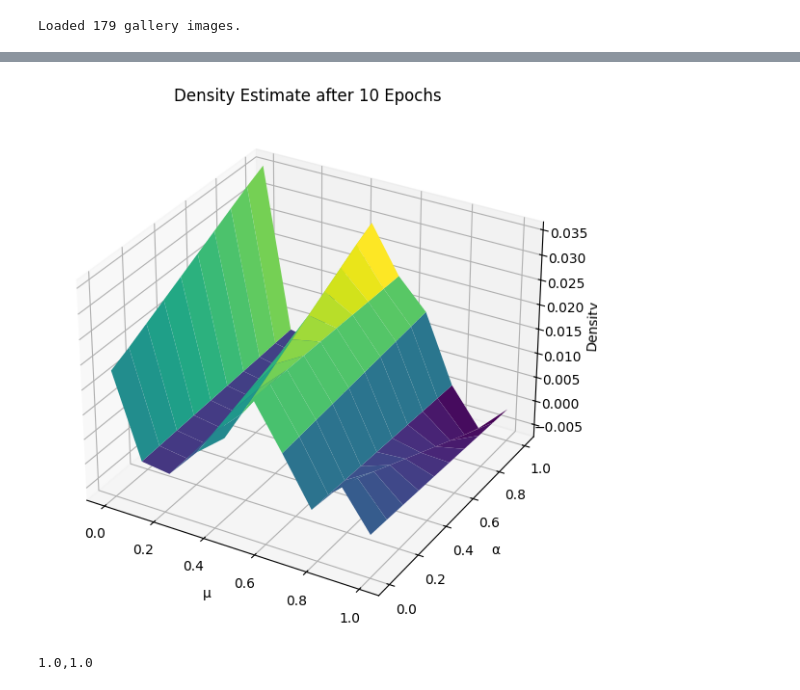
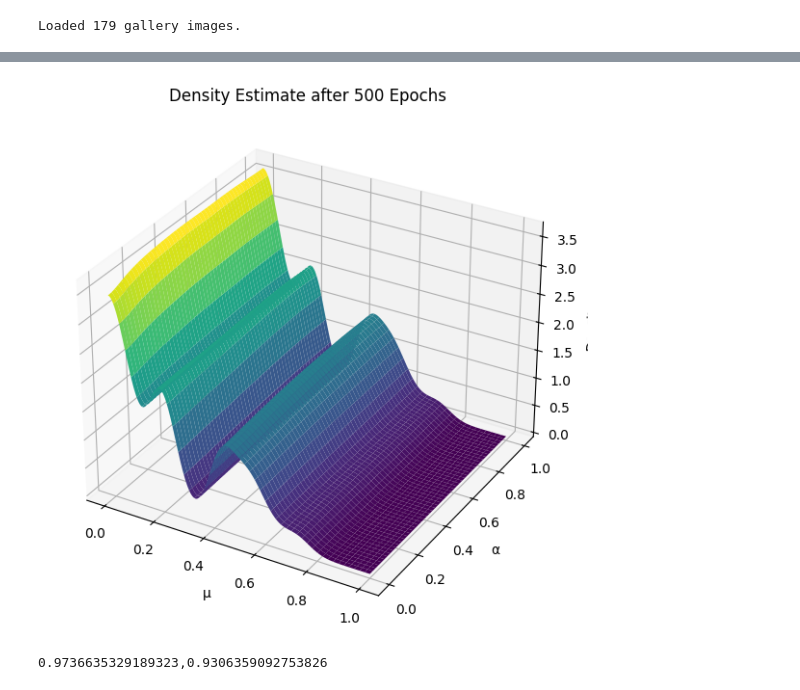
Before and after one commit to divyanash911/Illumination-invariance-face-recognition, a Jupyter notebook: implementation.ipynb, the cells around one changed output, grey strips where cells are left out. Cells and saved outputs as stored; diff of their text form; code cells hidden in the pictures.

```diff
--- a/implementation.ipynb
+++ b/implementation.ipynb
@@ -416,7 +417,7 @@ def preview_image(image):
     plt.show()
 # %%
 import os
-query_path = "data_new/subject10.leftlight_frame_1.jpg"
+query_path = "data_new/subject06.leftlight_frame_1.jpg"
 query_image = load_image(query_path)
 print('Query image:')
 
@@ -611,7 +573,7 @@ def extract_subject_lighting(filename):
 dataset = []
 
 # Iterate through the jpg files
-for file in glob.glob("data_new/*.jpg"):
+for file in glob.glob("data_center/*.jpg"):
     basename = os.path.basename(file)
 
     # if basename in query_path:
@@ -642,10 +604,10 @@ Illumination :n
 # %%
 # Example usage with dummy data (to be replaced with actual images)
 # query_image = np.random.rand(50, 50)  # Replace with actual image
 # gallery_images = [np.random.rand(50, 50) for _ in range(10)]  # Replace with gallery images
 
-ITERRATIONS = 10
+ITERATIONS = 500
 
-alpha_grid,mu_grid, density = estimate_joint_probability_persons(dataset,self_quotient_image, mutual_subspace_method, alpha_grid_size=10,mu_grid_size=10, n_iter=ITERRATIONS)
+alpha_grid,mu_grid, density = estimate_joint_probability_persons(dataset,self_quotient_image, cosine_similarity, alpha_grid_size=1000,mu_grid_size=1000, n_iter=ITERATIONS)
 # %% [output]
-[figure, old version]
+[figure, new version]
@@ -652,7 +731,8 @@ alpha_grid,mu_grid, density = estimate_joint_probability_persons(dataset,self_qu
 # %%
-best_match, similarity_score,alpha,unmatched = match_faces(query_image,dataset,self_quotient_image,mutual_subspace_method,alpha_grid,mu_grid,density,image_idx)
+best_match, similarity_score,alpha,unmatched = match_faces(query_image,dataset,self_quotient_image,
+                                                           mutual_subspace_method,alpha_grid,mu_grid,density,image_idx)
 match_image = best_match["image_data"]
 similarity_score_2 = mutual_subspace_method(match_image,query_image)
 print(f"{similarity_score},{similarity_score_2}")
 # %% [output]
-1.0,1.0
+0.9736635329189323,0.9306359092753826
```
Also changed, not shown: parts of 8 cells of this notebook.
